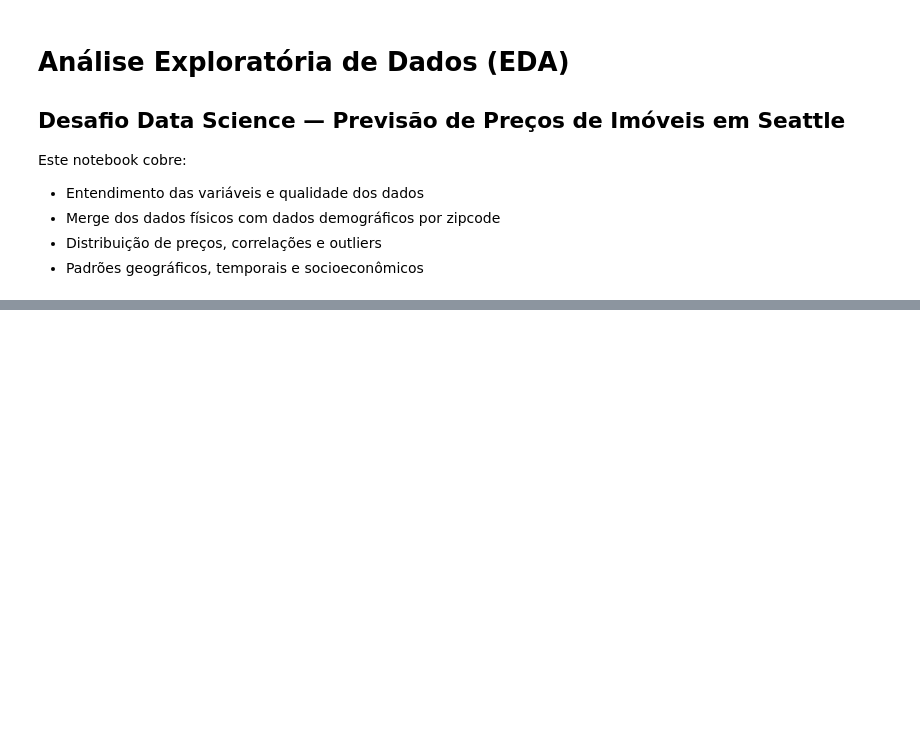
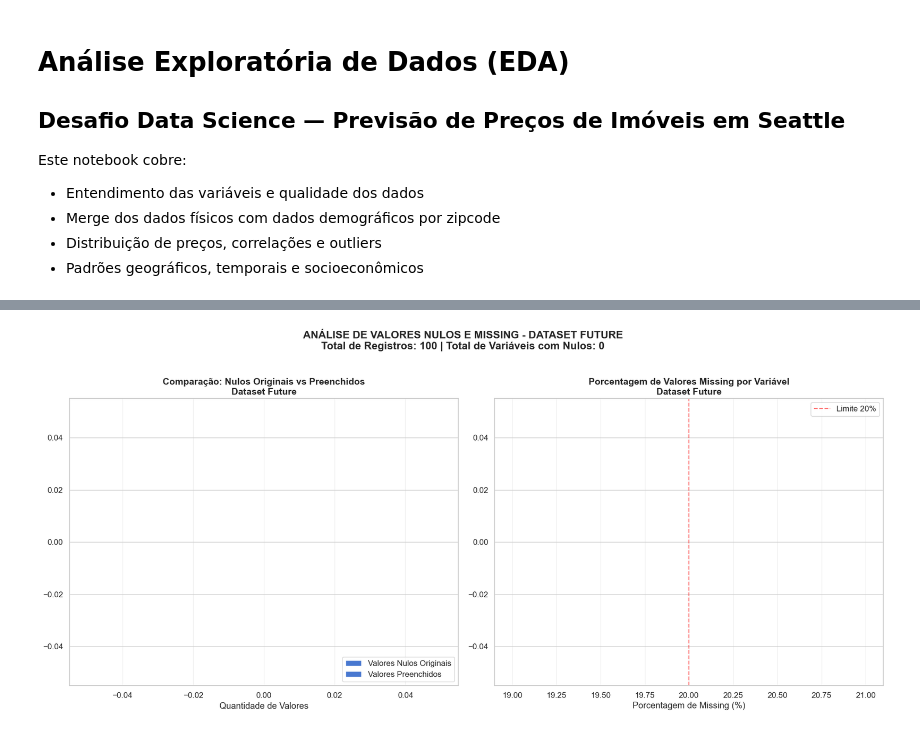
Before and after one commit to rogerestatistico/HOUSE_PRICE_PREDICTION, a Jupyter notebook: notebooks/01_EDA_Analise_Exploratoria.ipynb, the cells around one changed output, grey strips where cells are left out. Cells and saved outputs as stored; diff of their text form; code cells hidden in the pictures; blank space fills up the shorter version.

```diff
--- a/notebooks/01_EDA_Analise_Exploratoria.ipynb
+++ b/notebooks/01_EDA_Analise_Exploratoria.ipynb
@@ -269,0 +133,90 @@ print("\n=== EDA CONCLUIDA — todos os graficos salvos em /outputs ===")
+# %%
+# ANALISANDO NULOS, MISSING FUTURE
+df = future.copy()
+
+# Criar uma cópia com valores preenchidos (escolha um método)
+df_preenchido = df.copy()
+
+# Preencher valores nulos (ajuste o método conforme necessário)
+# Para colunas numéricas: preencher com média
+colunas_numericas = df_preenchido.select_dtypes(include=[np.number]).columns
+for col in colunas_numericas:
+    df_preenchido[col] = df_preenchido[col].fillna(df_preenchido[col].mean())
+
+# Para colunas categóricas: preencher com moda
+colunas_categoricas = df_preenchido.select_dtypes(include=['object']).columns
+for col in colunas_categoricas:
+    df_preenchido[col] = df_preenchido[col].fillna(df_preenchido[col].mode()[0] if not df_preenchido[col].mode().empty else 'Desconhecido')
+
+# Criar DataFrame com contagens
+comparacao = pd.DataFrame({
+    'Variável': df.columns,
+    'Valores Nulos': df.isnull().sum().values,
+    'Missing (%)': (df.isnull().sum() / len(df) * 100).values,
+    'Valores Preenchidos': df_preenchido.isnull().sum().values,
+    'Total Original': [len(df)] * len(df.columns),
+    'Total Após Preenchimento': [len(df_preenchido)] * len(df.columns)
+})
+
+# Filtrar apenas variáveis que tinham nulos
+comparacao = comparacao[comparacao['Valores Nulos'] > 0].sort_values('Valores Nulos', ascending=False)
+
+# VISUALIZAÇÃO ÚNICA
+fig, axes = plt.subplots(1, 2, figsize=(18, max(8, len(comparacao) * 0.4)))
+
+# GRÁFICO 1: Barras - Nulos vs Preenchidos
+x = range(len(comparacao))
+width = 0.35
+
+bars1 = axes[0].barh([v[:20] for v in comparacao['Variável']], comparacao['Valores Nulos'],
+                     height=width, label='Valores Nulos Originais', color='red', alpha=0.7)
+bars2 = axes[0].barh([v[:20] for v in comparacao['Variável']], comparacao['Valores Preenchidos'],
+                     height=width, left=comparacao['Valores Nulos'],
+                     label='Valores Preenchidos', color='green', alpha=0.7)
+
+axes[0].set_xlabel('Quantidade de Valores')
+axes[0].set_title('Comparação: Nulos Originais vs Preenchidos\nDataset Future', fontsize=14, fontweight='bold')
+axes[0].legend(loc='lower right')
+axes[0].grid(True, alpha=0.3, axis='x')
+
+# Adicionar valores nas barras
+for i, (nulos, preenchidos) in enumerate(zip(comparacao['Valores Nulos'], comparacao['Valores Preenchidos'])):
+    if nulos > 0:
+        axes[0].text(nulos/2, i, f'{int(nulos)}', ha='center', va='center', fontweight='bold')
+    if preenchidos > 0:
+        axes[0].text(nulos + preenchidos/2, i, f'{int(preenchidos)}', ha='center', va='center', fontweight='bold')
+
+# GRÁFICO 2: Porcentagem de Missing
+bars3 = axes[1].barh([v[:20] for v in comparacao['Variável']], comparacao['Missing (%)'],
+                     color='orange', alpha=0.8, edgecolor='darkorange', linewidth=1)
+axes[1].set_xlabel('Porcentagem de Missing (%)')
+axes[1].set_title('Porcentagem de Valores Missing por Variável\nDataset Future', fontsize=14, fontweight='bold')
+axes[1].grid(True, alpha=0.3, axis='x')
+
+# Adicionar valores nas barras
+for i, pct in enumerate(comparacao['Missing (%)']):
+    axes[1].text(pct + 0.5, i, f'{pct:.1f}%', va='center', fontweight='bold')
+
+# Linha de referência de 20%
+axes[1].axvline(x=20, color='red', linestyle='--', alpha=0.5, label='Limite 20%')
+axes[1].legend()
+
+plt.suptitle(f'ANÁLISE DE VALORES NULOS E MISSING - DATASET FUTURE\nTotal de Registros: {len(df)} | Total de Variáveis com Nulos: {len(comparacao)}',
+             fontsize=16, fontweight='bold', y=1.02)
+
+plt.tight_layout()
+plt.show()
+
+# Print resumo
+print("\n" + "="*80)
+print("RESUMO DA ANÁLISE - DATASET FUTURE")
+print("="*80)
+print(f"Total de registros no dataset: {len(df)}")
+print(f"Total de variáveis: {len(df.columns)}")
+print(f"Variáveis com valores nulos: {len(comparacao)}")
+print(f"Total de valores nulos: {df.isnull().sum().sum()}")
+print(f"Percentual total de nulos: {(df.isnull().sum().sum() / (len(df) * len(df.columns))) * 100:.2f}%")
+print("\nVariáveis com mais de 20% de missing:")
+print(comparacao[comparacao['Missing (%)'] > 20][['Variável', 'Missing (%)']].to_string(index=False))
+# %% [output]
+[figure, added]
```
Also changed, not shown: parts of 48 cells of this notebook.
